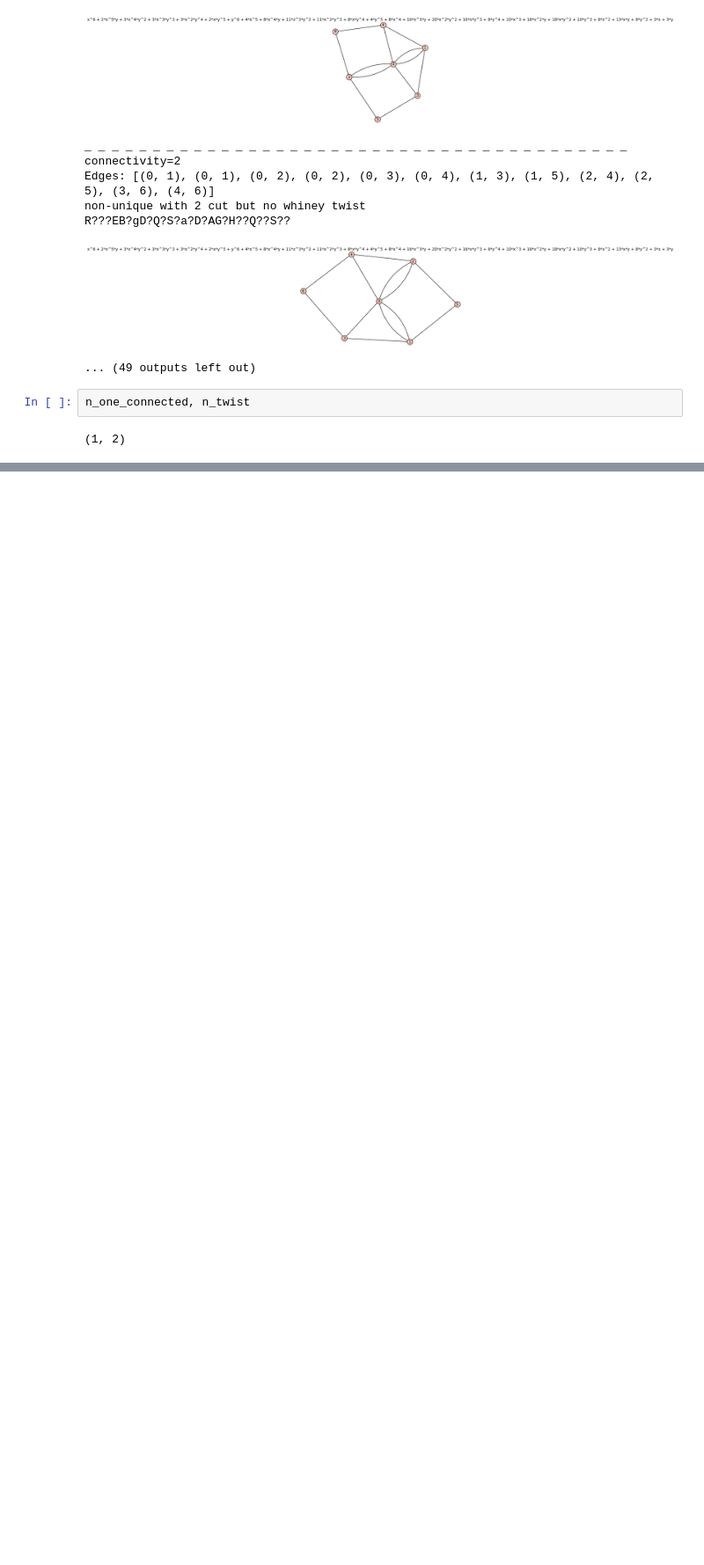
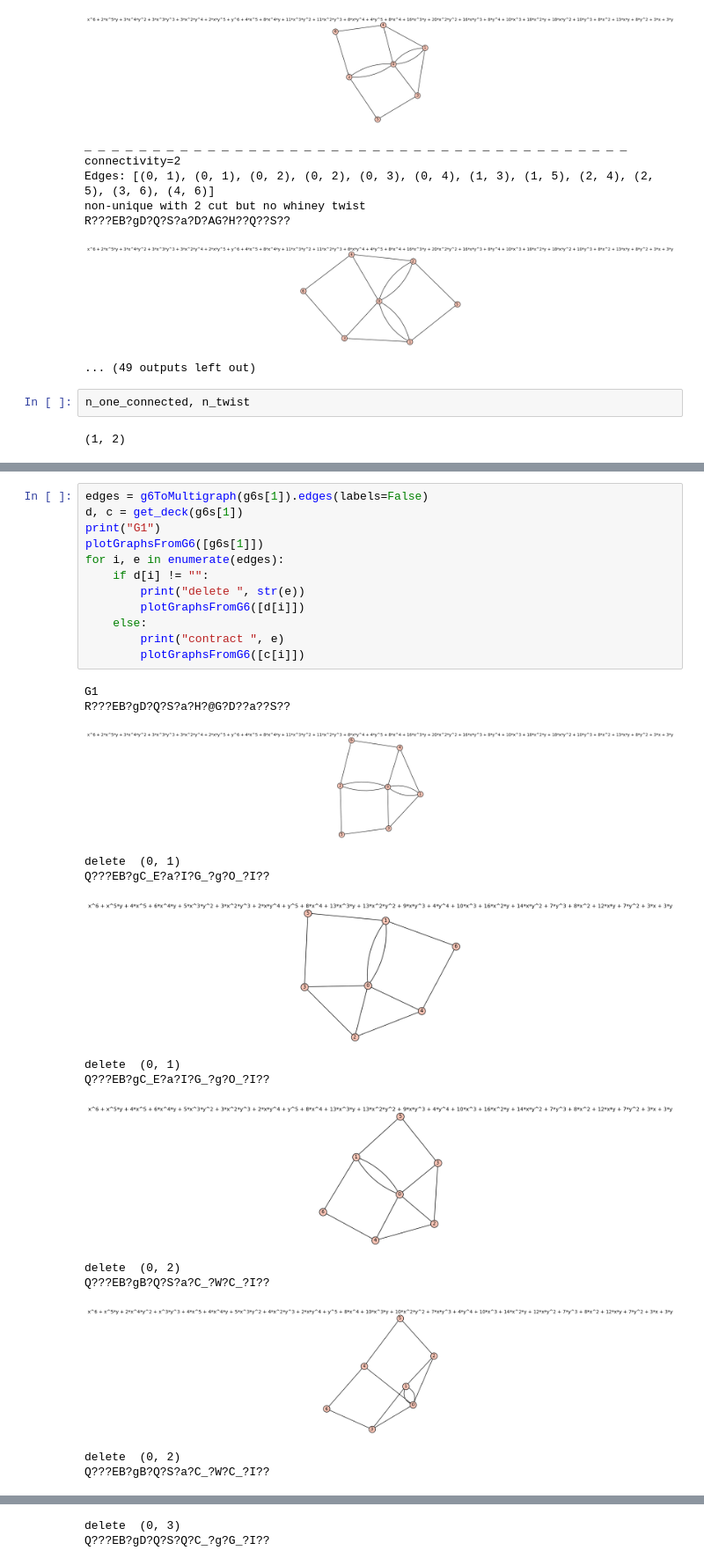
Before and after one commit to JessieHex/tutte_polynomial, a Jupyter notebook: 30 graphs that have unique decks but are not TU.ipynb, the cells around one changed output, grey strips where cells are left out. Shown at 88% size. Cells and saved outputs as stored; diff of their text form; blank space fills up the shorter version.

```diff
--- a/30 graphs that have unique decks but are not TU.ipynb
+++ b/30 graphs that have unique decks but are not TU.ipynb
@@ -494,0 +539,27 @@ n_one_connected, n_twist
+# %%
+edges = g6ToMultigraph(g6s[1]).edges(labels=False)
+d, c = get_deck(g6s[1])
+print("G1")
+plotGraphsFromG6([g6s[1]])
+for i, e in enumerate(edges):
+    if d[i] != "":
+        print("delete ", str(e))
+        plotGraphsFromG6([d[i]])
+    else:
+        print("contract ", e)
+        plotGraphsFromG6([c[i]])
+# %% [output]
+G1
+R???EB?gD?Q?S?a?H?@G?D??a??S??
+[figure, added]
+delete  (0, 1)
+Q???EB?gC_E?a?I?G_?g?O_?I??
+[figure, added]
+delete  (0, 1)
+Q???EB?gC_E?a?I?G_?g?O_?I??
+[figure, added]
+delete  (0, 2)
+Q???EB?gB?Q?S?a?C_?W?C_?I??
+[figure, added]
+delete  (0, 2)
+Q???EB?gB?Q?S?a?C_?W?C_?I??
@@ -494,0 +567,2 @@ n_one_connected, n_twist
+delete  (0, 3)
+Q???EB?gD?Q?S?Q?C_?g?G_?I??
```
Also changed, not shown: parts of 2 cells of this notebook.
